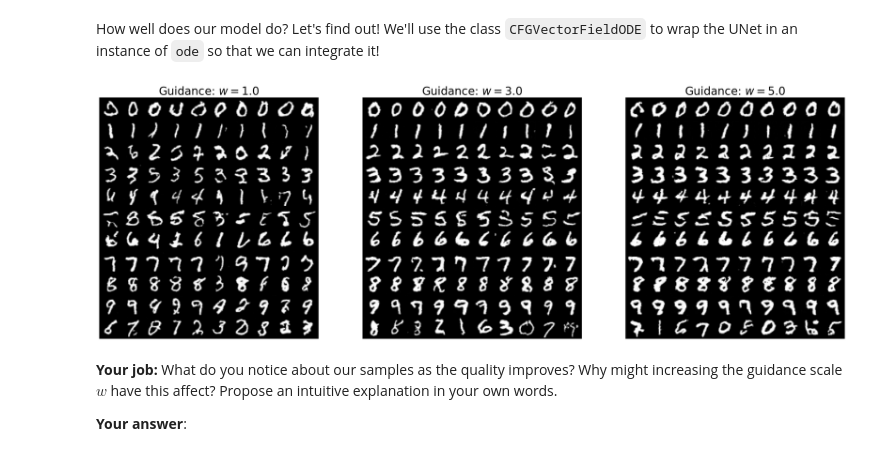
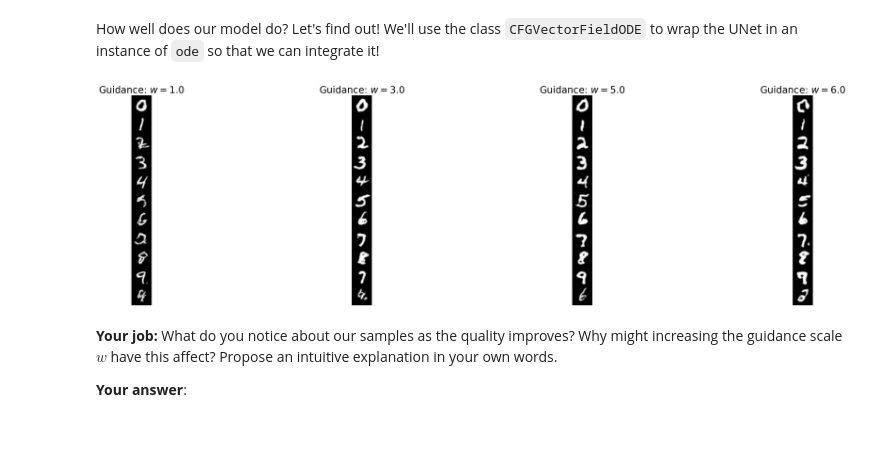
Before and after one commit to anatolicvs/n-smoe, a Jupyter notebook: notebooks/lab_three.ipynb, the cells around one changed output. Cells and saved outputs as stored; diff of their text form; code cells hidden in the pictures.

```diff
--- a/notebooks/lab_three.ipynb
+++ b/notebooks/lab_three.ipynb
@@ -934,35 +934,35 @@ Training model with size: 4.715 MiB
 How well does our model do? Let's find out! We'll use the class `CFGVectorFieldODE` to wrap the UNet in an instance of `ode` so that we can integrate it!
 # %%
 # Play with these!
-samples_per_class = 10
-num_timesteps = 100
-guidance_scales = [1.0, 3.0, 5.0]
+samples_per_class = 1
+num_timesteps = 5
+guidance_scales = [1.0, 3.0, 5.0, 6.0]
 
 # Graph
 fig, axes = plt.subplots(1, len(guidance_scales), figsize=(10 * len(guidance_scales), 10))
 
 for idx, w in enumerate(guidance_scales):
     # Setup ode and simulator
     ode = CFGVectorFieldODE(unet, guidance_scale=w)
     simulator = EulerSimulator(ode)
 
     # Sample initial conditions
     y = torch.tensor([0, 1, 2, 3, 4, 5, 6, 7, 8, 9, 10], dtype=torch.int64).repeat_interleave(samples_per_class).to(device)
     num_samples = y.shape[0]
     x0, _ = path.p_simple.sample(num_samples) # (num_samples, 1, 32, 32)
 
     # Simulate
     ts = torch.linspace(0,1,num_timesteps).view(1, -1, 1, 1, 1).expand(num_samples, -1, 1, 1, 1).to(device)
     x1 = simulator.simulate(x0, ts, y=y)
 
     # Plot
     grid = make_grid(x1, nrow=samples_per_class, normalize=True, value_range=(-1,1))
     axes[idx].imshow(grid.permute(1, 2, 0).cpu(), cmap="gray")
     axes[idx].axis("off")
     axes[idx].set_title(f"Guidance: $w={w:.1f}$", fontsize=25)
 plt.show()
 # %% [output]
-[figure, old version]
+[figure, new version]
 # %% [markdown]
 **Your job:** What do you notice about our samples as the quality improves? Why might increasing the guidance scale $w$ have this affect? Propose an intuitive explanation in your own words.
 
```
Also changed, not shown: 4 other files.
